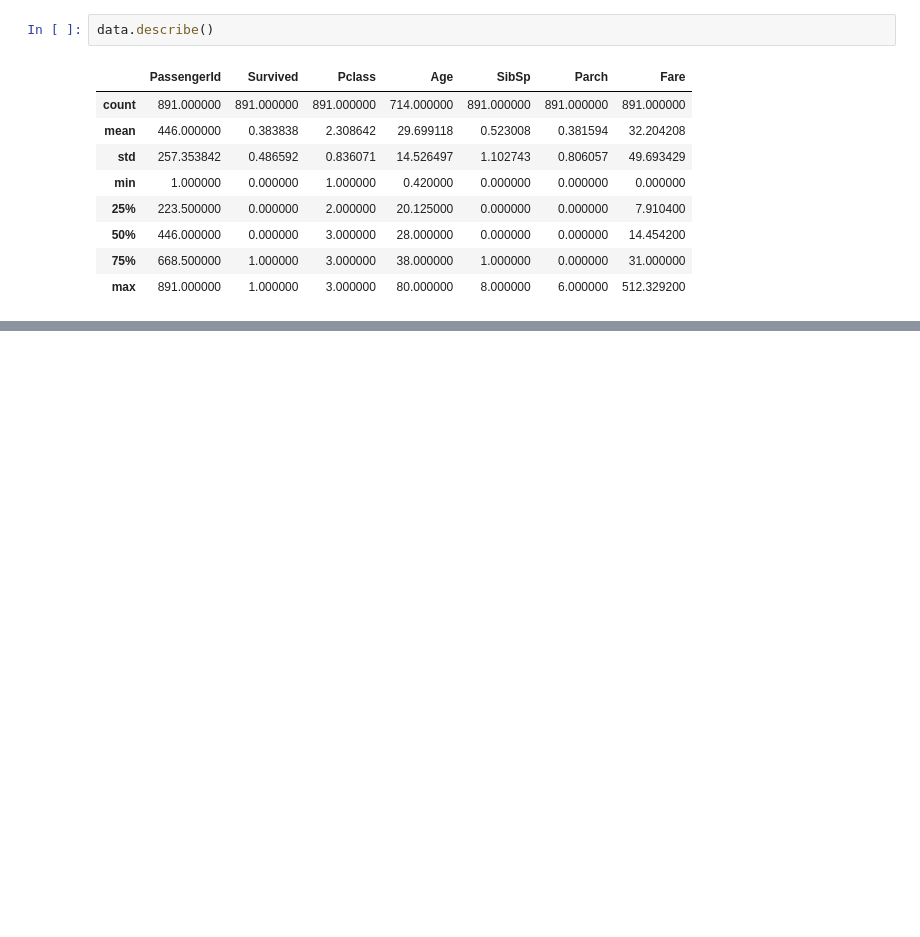
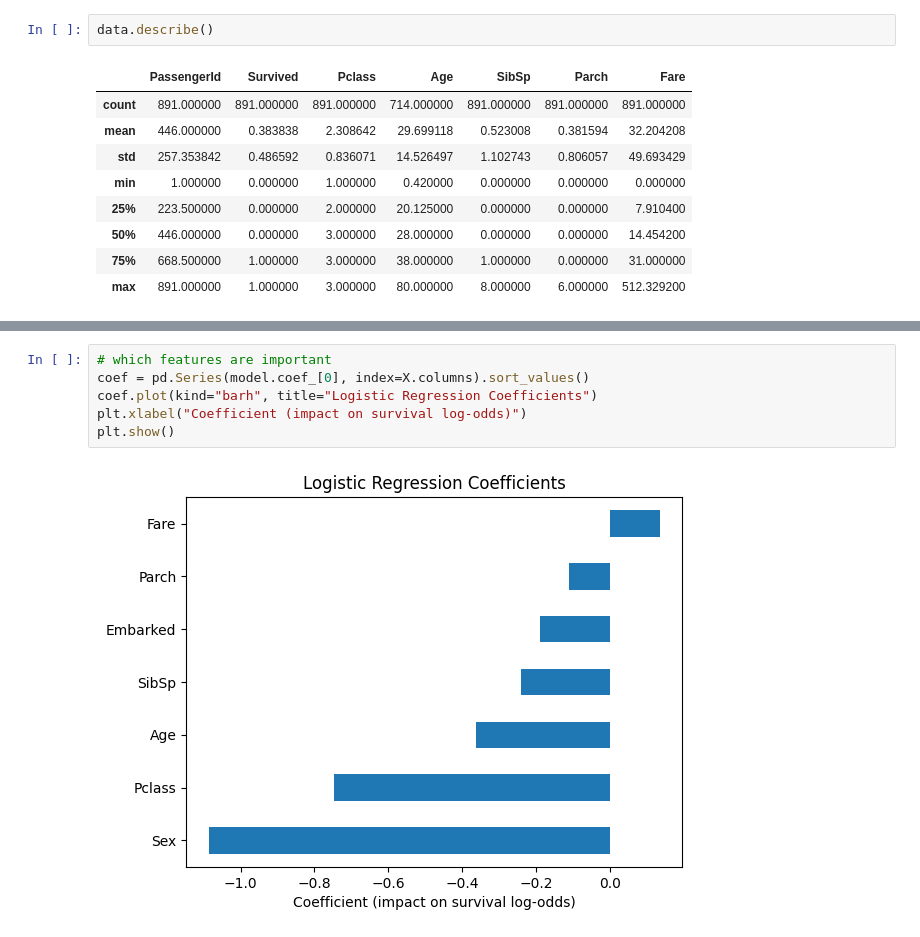
Before and after one commit to nh-nhathoang/titanic-survival-prediction, a Jupyter notebook: main.ipynb, the cells around one changed output, grey strips where cells are left out. Saved outputs shown, nothing was run; the diff lists cells and outputs as text; blank space fills up the shorter version.

```diff
--- a/main.ipynb
+++ b/main.ipynb
@@ -70,0 +157,8 @@ plt.show()
+# %%
+# which features are important
+coef = pd.Series(model.coef_[0], index=X.columns).sort_values()
+coef.plot(kind="barh", title="Logistic Regression Coefficients")
+plt.xlabel("Coefficient (impact on survival log-odds)")
+plt.show()
+# %% [output]
+[figure, added]
```
Also changed, not shown: parts of 6 cells of this notebook, 2 other files.
